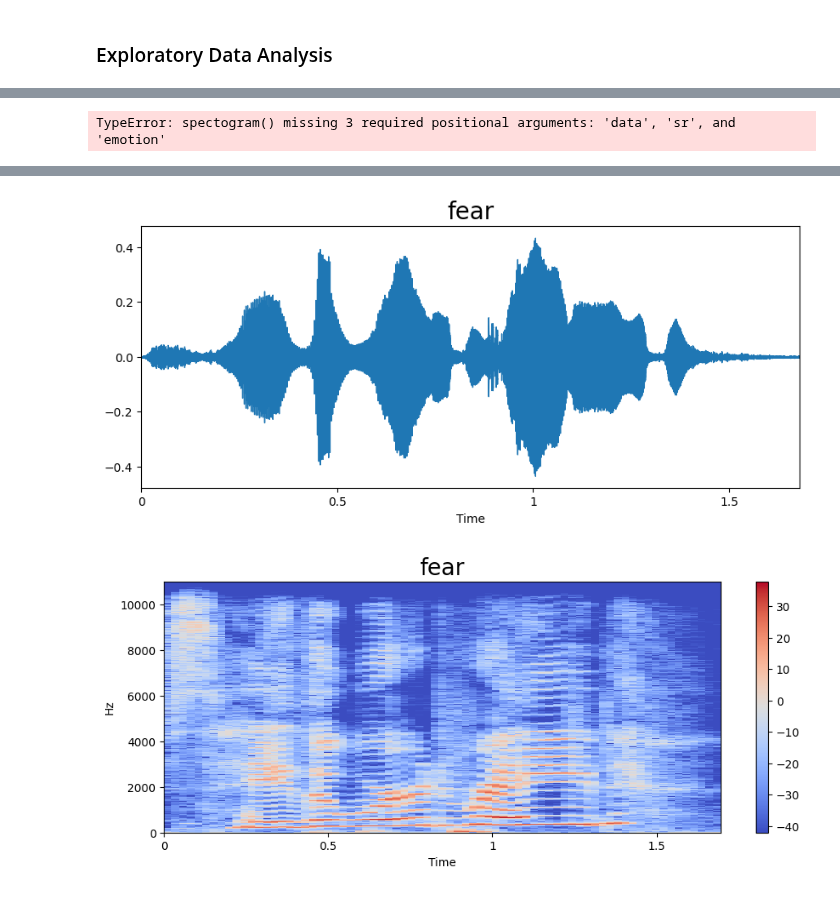
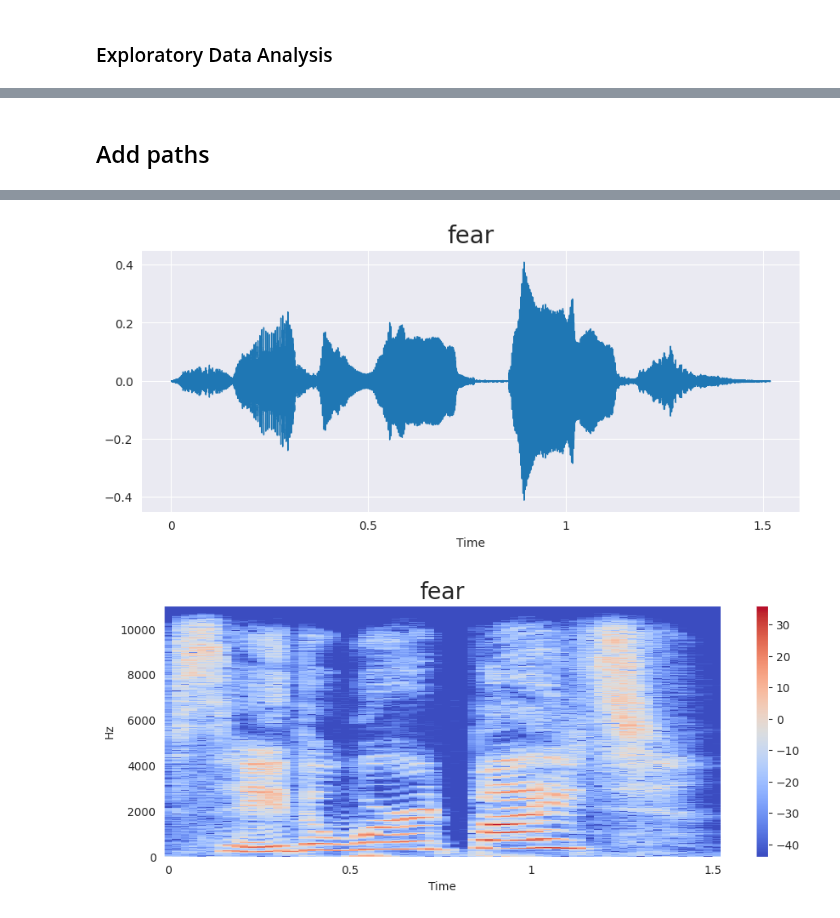
Before and after one commit to BlackFox1197/masterarbeit_programming, a Jupyter notebook: notebooks/feature_exp.ipynb, the cells around one changed output, grey strips where cells are left out. Saved outputs shown, nothing was run; the diff lists cells and outputs as text; code cells hidden in the pictures.

```diff
--- a/notebooks/feature_exp.ipynb
+++ b/notebooks/feature_exp.ipynb
@@ -57,6 +57,8 @@ sns.countplot(x ='label', data= df)
 #module_path = os.path.abspath(os.path.join('..', 'utils'))
 #if module_path not in sys.path:
 #    sys.path.append(module_path)
+# %% [markdown]
+## Add paths
 # %%
 import sys
 from pathlib import Path
@@ -69,7 +71,3 @@ module_path = str(Path.cwd().parents[0] / "utils")
 if module_path not in sys.path:
     sys.path.append(module_path)
 import utils.exploratoryUtils as exU
-# %%
-exU.spectogram()
-# %% [output]
-TypeError: spectogram() missing 3 required positional arguments: 'data', 'sr', and 'emotion'
@@ -76,12 +76,14 @@ TypeError: spectogram() missing 3 required positional arguments: 'data', 'sr', a
 # %%
 emotion = 'fear'
 #df['speech'][df['label'] == 'fear'][1]
-path = df['speech'][df['label']==emotion].iloc[0]
+path = df['speech'][df['label']==emotion].iloc[20]
 data, sampling_rate =librosa.load(path)
 exU.waveplot(data, sampling_rate, emotion)
 exU.spectogram(data, sampling_rate, emotion)
 Audio(path)
+# exU.extract_mfcc(path, offset=0.5, duration=3)
+# exU.extract_f0(path)
 # %% [output]
 [interactive output not drawn]
-[figure, old version]
+[figure, new version]
-[figure, old version]
+[figure, new version]
```
Also changed, not shown: parts of 5 cells of this notebook, 1 other file.
